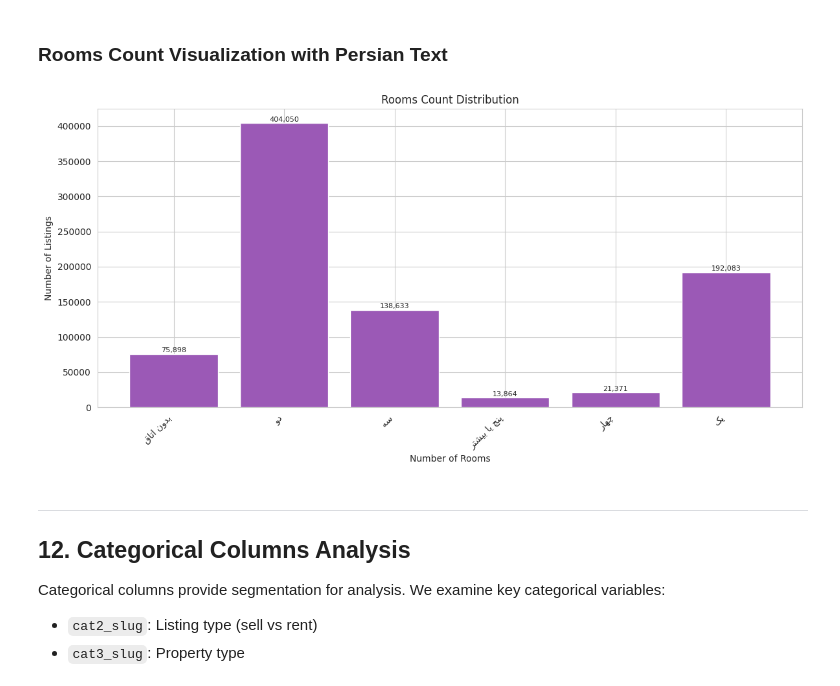
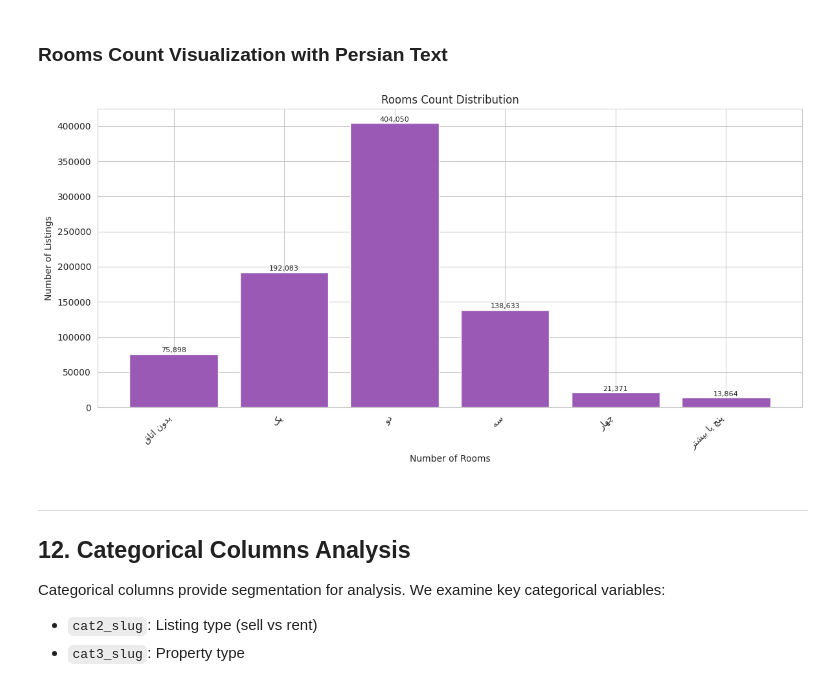
Before and after one commit to bahman-farhadian/pydsai_divar_real_estate_analysis_hossein_hamzehi_mahdi_samdi_azar, a Jupyter notebook: notebooks/01_data_quality.ipynb, the cells around one changed output. Drawn from its saved outputs; the diff is of its cells as text; code cells hidden in the pictures.

```diff
--- a/notebooks/01_data_quality.ipynb
+++ b/notebooks/01_data_quality.ipynb
@@ -956,30 +956,36 @@ Name: count, dtype: int64
 # %%
 # Rooms count visualization with Persian text fix
 if 'rooms_count' in df.columns:
     fig, ax = plt.subplots(figsize=(12, 6))
 
-    rooms_counts = df['rooms_count'].value_counts().sort_index()
+    # Define logical room order (0, 1, 2, 3, 4, 5+)
+    room_order = ['بدون اتاق', 'یک', 'دو', 'سه', 'چهار', 'پنج یا بیشتر']
+
+    # Get value counts and reindex by logical order
+    rooms_counts = df['rooms_count'].value_counts()
+    # Filter to only include known values in correct order
+    rooms_counts = rooms_counts.reindex([r for r in room_order if r in rooms_counts.index])
 
     # Fix Persian labels for display
     fixed_labels = [fix_persian(str(label)) for label in rooms_counts.index]
 
     bars = ax.bar(range(len(rooms_counts)), rooms_counts.values, color='#9b59b6', edgecolor='white')
     ax.set_xlabel('Number of Rooms')
     ax.set_ylabel('Number of Listings')
     ax.set_title('Rooms Count Distribution')
     ax.set_xticks(range(len(rooms_counts)))
     ax.set_xticklabels(fixed_labels, rotation=45, ha='right')
 
     # Add value labels on bars
     for i, (bar, val) in enumerate(zip(bars, rooms_counts.values)):
         ax.text(bar.get_x() + bar.get_width()/2, bar.get_height() + 500,
                 f'{val:,}', ha='center', va='bottom', fontsize=8)
 
     plt.tight_layout()
     plt.savefig(FIGURES_PATH / '01_rooms_distribution.png', dpi=150, bbox_inches='tight')
     plt.show()
 # %% [output]
-[figure, old version]
+[figure, new version]
 # %% [markdown]
 ---
 
```
Also changed, not shown: parts of 8 cells of this notebook, 18 other files.
